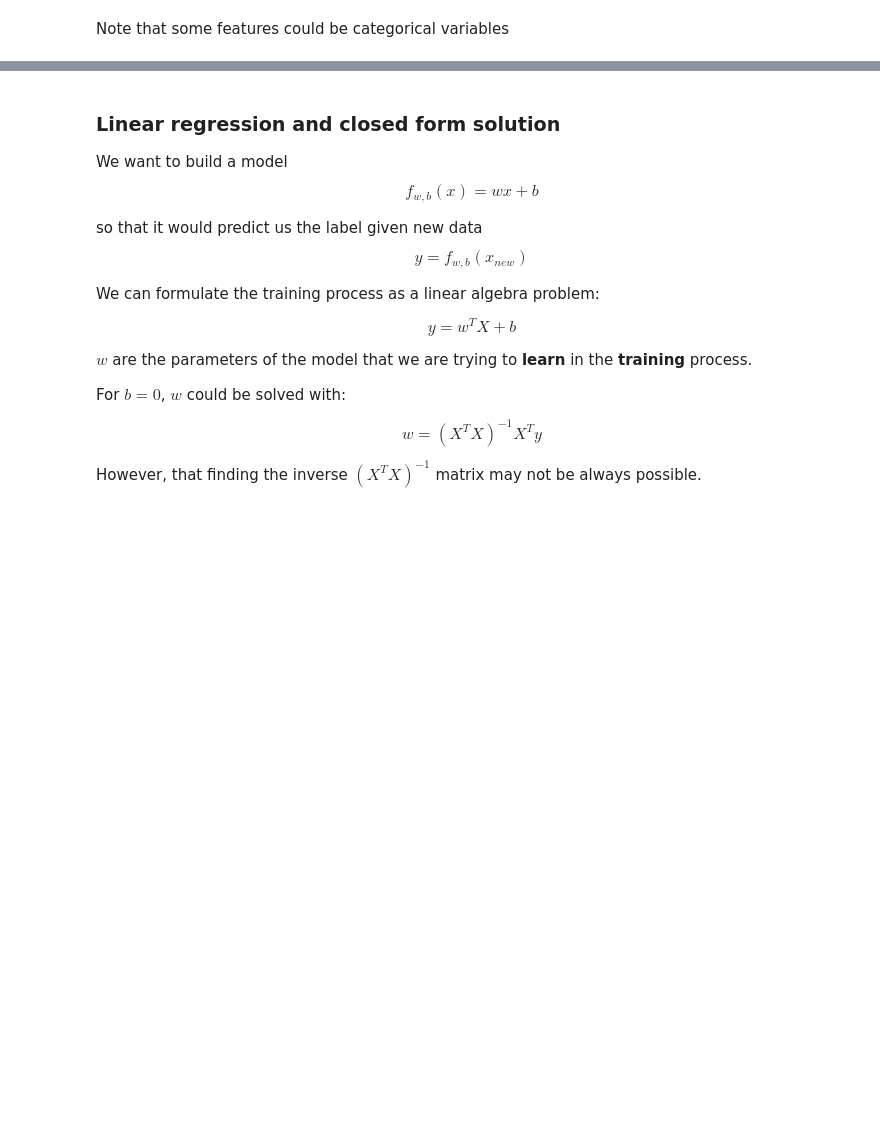
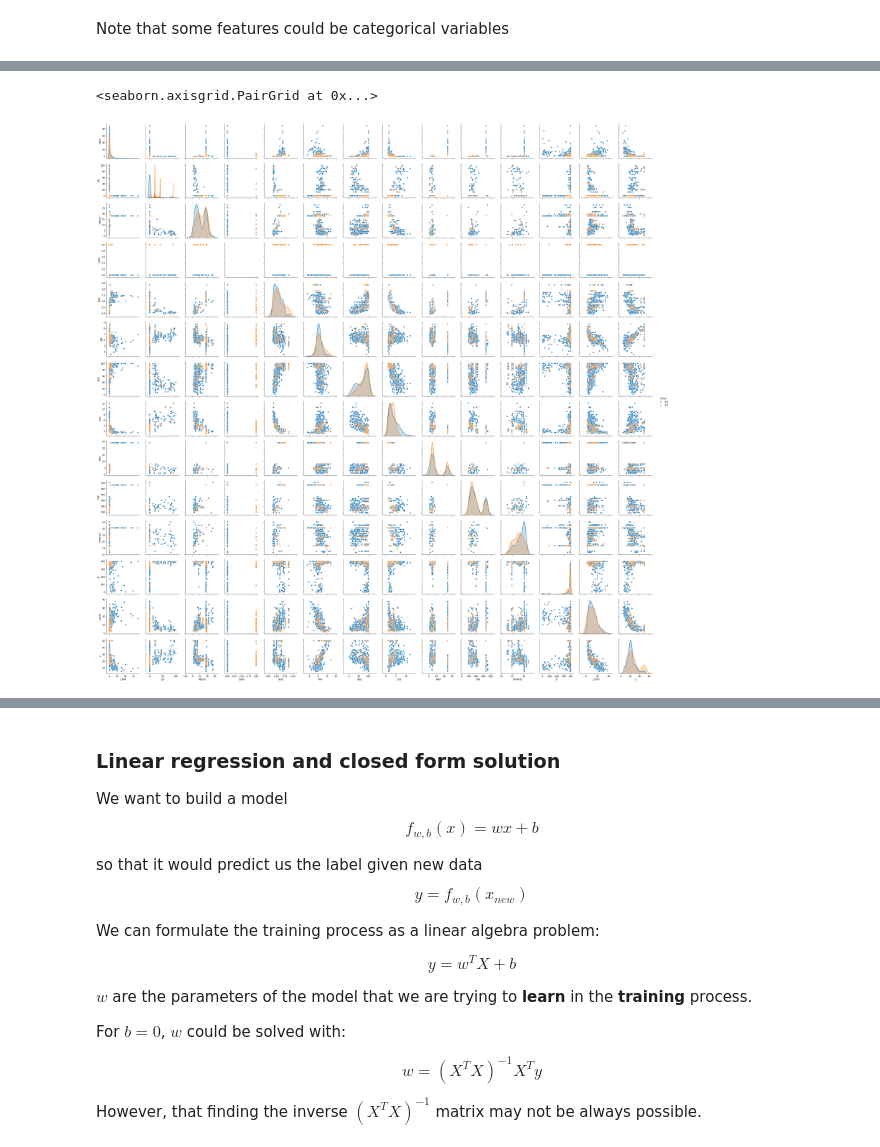
Before and after one commit to lichtend/fall2019, a Jupyter notebook: week4/Week4.ipynb, the cells around one changed output, grey strips where cells are left out. Cells and saved outputs as stored; diff of their text form; code cells hidden in the pictures; blank space fills up the shorter version.

```diff
--- a/week4/Week4.ipynb
+++ b/week4/Week4.ipynb
@@ -76,0 +124,6 @@ sb.regplot(d[12], "y", data=d, ci=None)
+# %%
+sb.pairplot(d, hue="CHAS")
+#this should allow oyu to plot against categoricals
+# %% [output]
+<seaborn.axisgrid.PairGrid at 0x...>
+[figure, added]
```
Also changed, not shown: parts of 29 cells of this notebook, 2 other files.
